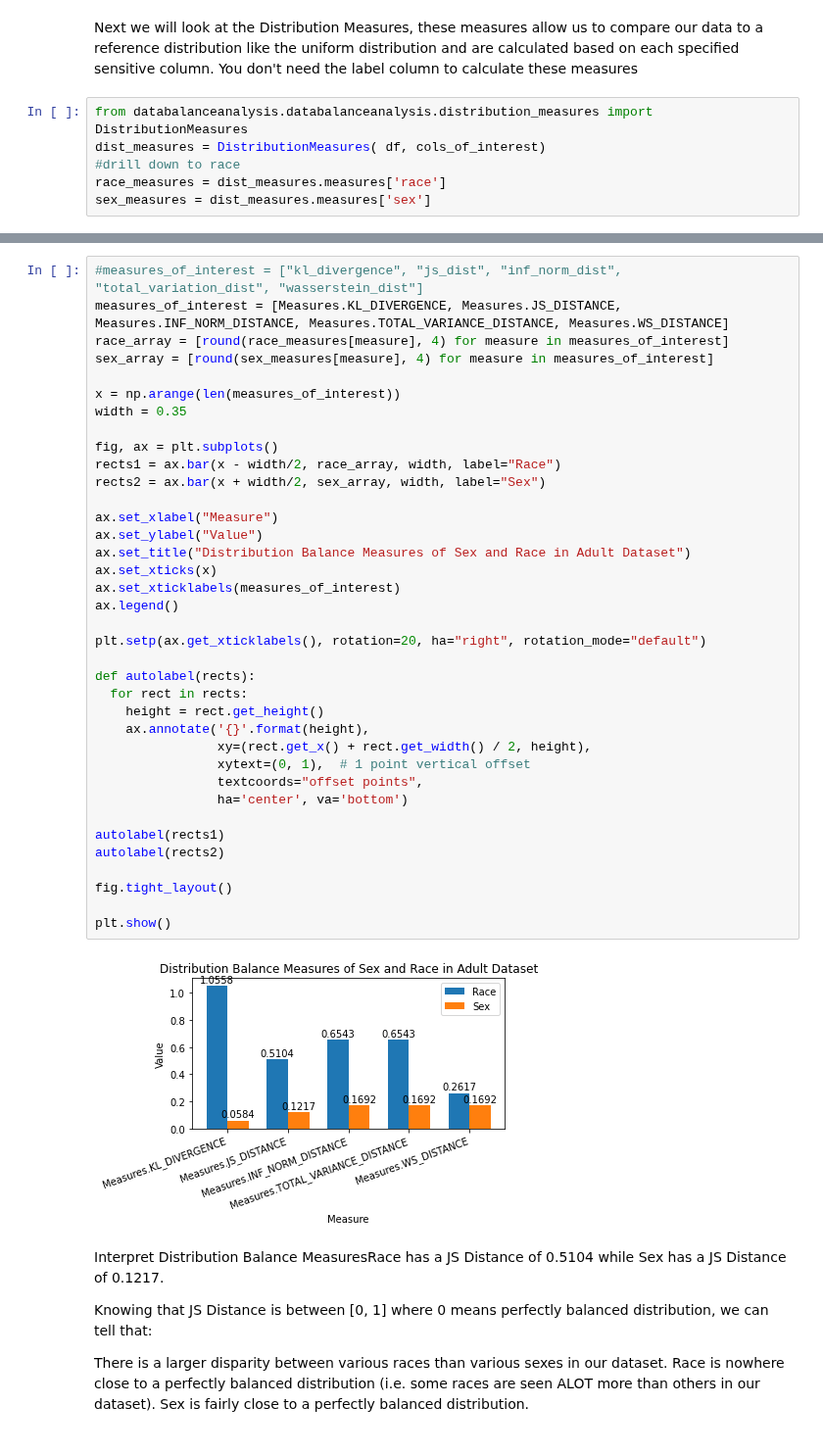
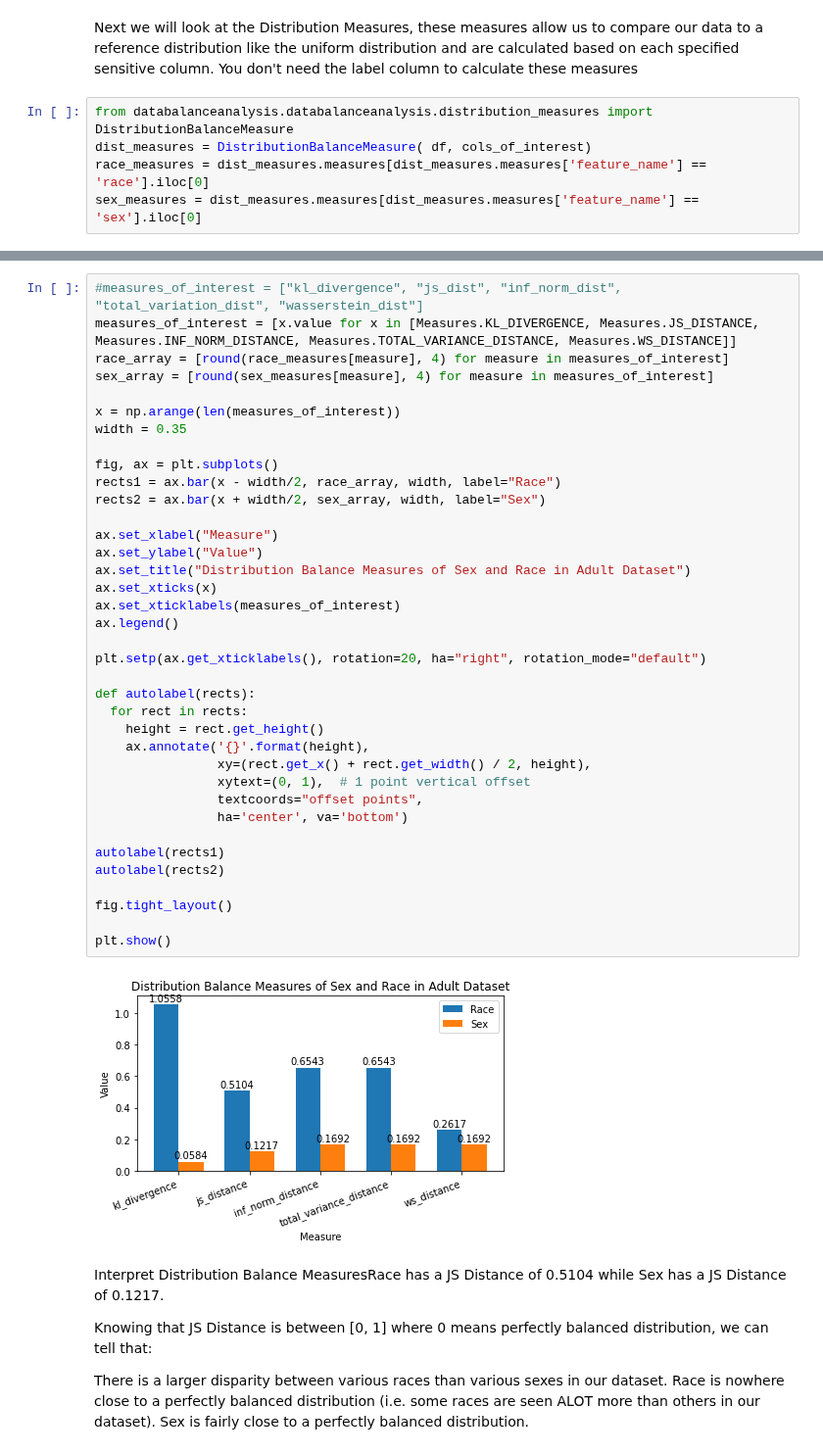
Before and after one commit to microsoft/responsible-ai-toolbox-mitigations, a Jupyter notebook: notebooks/databalanceanalysis/data_balance_census.ipynb, the cells around one changed output, grey strips where cells are left out. Shown at 98% size. Drawn from its saved outputs; the diff is of its cells as text.

Commit message:
add all helper functions to one file, update names, corrections in feature use, update the notebooks

```diff
--- a/notebooks/databalanceanalysis/data_balance_census.ipynb
+++ b/notebooks/databalanceanalysis/data_balance_census.ipynb
@@ -103,8 +118,7 @@ plt.show()
 # %% [markdown]
 Next we will look at the Distribution Measures, these measures allow us to compare our data to a reference distribution like the uniform distribution and are calculated based on each specified sensitive column. You don't need the label column to calculate these measures
 # %%
-from databalanceanalysis.databalanceanalysis.distribution_measures import DistributionMeasures
-dist_measures = DistributionMeasures( df, cols_of_interest)
-#drill down to race
-race_measures = dist_measures.measures['race']
-sex_measures = dist_measures.measures['sex']
+from databalanceanalysis.databalanceanalysis.distribution_measures import DistributionBalanceMeasure
+dist_measures = DistributionBalanceMeasure( df, cols_of_interest)
+race_measures = dist_measures.measures[dist_measures.measures['feature_name'] == 'race'].iloc[0]
+sex_measures = dist_measures.measures[dist_measures.measures['feature_name'] == 'sex'].iloc[0]
@@ -111,6 +137,6 @@ sex_measures = dist_measures.measures['sex']
 # %%
 #measures_of_interest = ["kl_divergence", "js_dist", "inf_norm_dist", "total_variation_dist", "wasserstein_dist"]
-measures_of_interest = [Measures.KL_DIVERGENCE, Measures.JS_DISTANCE, Measures.INF_NORM_DISTANCE, Measures.TOTAL_VARIANCE_DISTANCE, Measures.WS_DISTANCE]
+measures_of_interest = [x.value for x in [Measures.KL_DIVERGENCE, Measures.JS_DISTANCE, Measures.INF_NORM_DISTANCE, Measures.TOTAL_VARIANCE_DISTANCE, Measures.WS_DISTANCE]]
 race_array = [round(race_measures[measure], 4) for measure in measures_of_interest]
 sex_array = [round(sex_measures[measure], 4) for measure in measures_of_interest]
 
@@ -119,32 +145,32 @@ width = 0.35
 
 fig, ax = plt.subplots()
 rects1 = ax.bar(x - width/2, race_array, width, label="Race")
 rects2 = ax.bar(x + width/2, sex_array, width, label="Sex")
 
 ax.set_xlabel("Measure")
 ax.set_ylabel("Value")
 ax.set_title("Distribution Balance Measures of Sex and Race in Adult Dataset")
 ax.set_xticks(x)
 ax.set_xticklabels(measures_of_interest)
 ax.legend()
 
 plt.setp(ax.get_xticklabels(), rotation=20, ha="right", rotation_mode="default")
 
 def autolabel(rects):
   for rect in rects:
     height = rect.get_height()
     ax.annotate('{}'.format(height),
                 xy=(rect.get_x() + rect.get_width() / 2, height),
                 xytext=(0, 1),  # 1 point vertical offset
                 textcoords="offset points",
                 ha='center', va='bottom')
 
 autolabel(rects1)
 autolabel(rects2)
 
 fig.tight_layout()
 
 plt.show()
 # %% [output]
-[figure, old version]
+[figure, new version]
 # %% [markdown]
```
Also changed, not shown: parts of 5 cells of this notebook, 15 other files.
